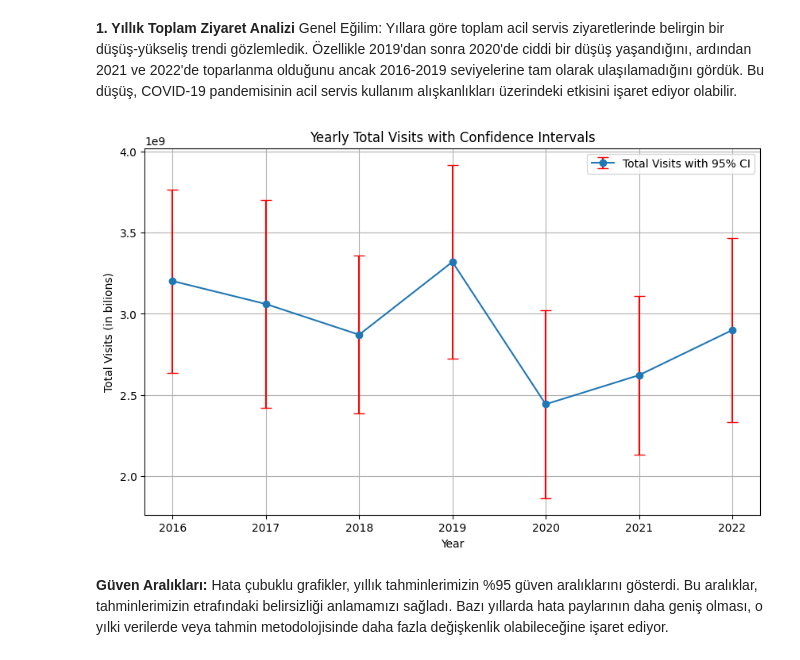
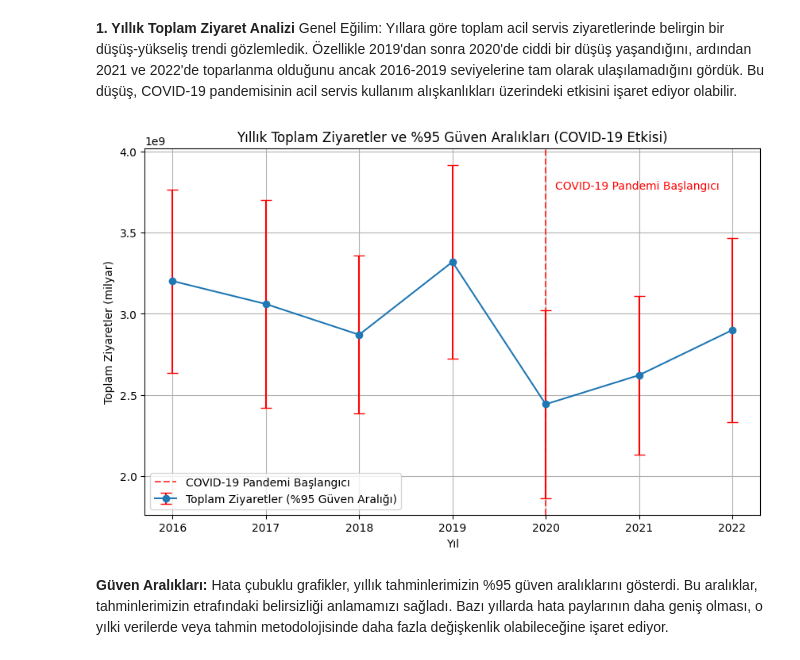
Before and after one commit to Leen-Alsharbaji/W-tech, a Jupyter notebook: w_code_(1).ipynb, the cells around one changed output. Saved outputs shown, nothing was run; the diff lists cells and outputs as text; code cells hidden in the pictures.

```diff
--- a/w_code_(1).ipynb
+++ b/w_code_(1).ipynb
@@ -189,33 +207,26 @@ plt.show()
 **1. Yıllık Toplam Ziyaret Analizi**
 Genel Eğilim: Yıllara göre toplam acil servis ziyaretlerinde belirgin bir düşüş-yükseliş trendi gözlemledik. Özellikle 2019'dan sonra 2020'de ciddi bir düşüş yaşandığını, ardından 2021 ve 2022'de toparlanma olduğunu ancak 2016-2019 seviyelerine tam olarak ulaşılamadığını gördük. Bu düşüş, COVID-19 pandemisinin acil servis kullanım alışkanlıkları üzerindeki etkisini işaret ediyor olabilir.
 # %%
-plot_df = yearly_sum.copy()
-plot_df['Lower CI'] = lower_ci_sum['Lower 95% CI']
-plot_df['Upper CI'] = upper_ci_sum['Upper 95% CI']
-
-
-yerr_lower = plot_df['Estimate'] - plot_df['Lower CI']
-yerr_upper = plot_df['Upper CI'] - plot_df['Estimate']
-
-# Plot
 plt.figure(figsize=(10,6))
 plt.errorbar(
     plot_df['Year'],
     plot_df['Estimate'],
     yerr=[yerr_lower, yerr_upper],
     fmt='o-',
     ecolor='red',
     capsize=5,
     label='Toplam Ziyaretler (%95 Güven Aralığı)'
 )
+plt.axvline(x=2020.0, color='red', linestyle='--', alpha=0.7, label='COVID-19 Pandemi Başlangıcı')
+plt.text(2020.1, plt.gca().get_ylim()[1] * 0.95, 'COVID-19 Pandemi Başlangıcı', color='red', rotation=0, verticalalignment='top', horizontalalignment='left')
 plt.xlabel('Yıl')
 plt.ylabel('Toplam Ziyaretler (milyar)')
-plt.title('Yıllık Toplam Ziyaretler ve %95 Güven Aralıkları')
+plt.title('Yıllık Toplam Ziyaretler ve %95 Güven Aralıkları (COVID-19 Etkisi)')
 plt.grid(True)
 plt.legend()
 plt.show()
 # %% [output]
-[figure, old version]
+[figure, new version]
 # %% [markdown]
 **Güven Aralıkları:**
  Hata çubuklu grafikler, yıllık tahminlerimizin %95 güven aralıklarını gösterdi. Bu aralıklar, tahminlerimizin etrafındaki belirsizliği anlamamızı sağladı. Bazı yıllarda hata paylarının daha geniş olması, o yılki verilerde veya tahmin metodolojisinde daha fazla değişkenlik olabileceğine işaret ediyor.
```
Also changed, not shown: parts of 4 cells of this notebook.
